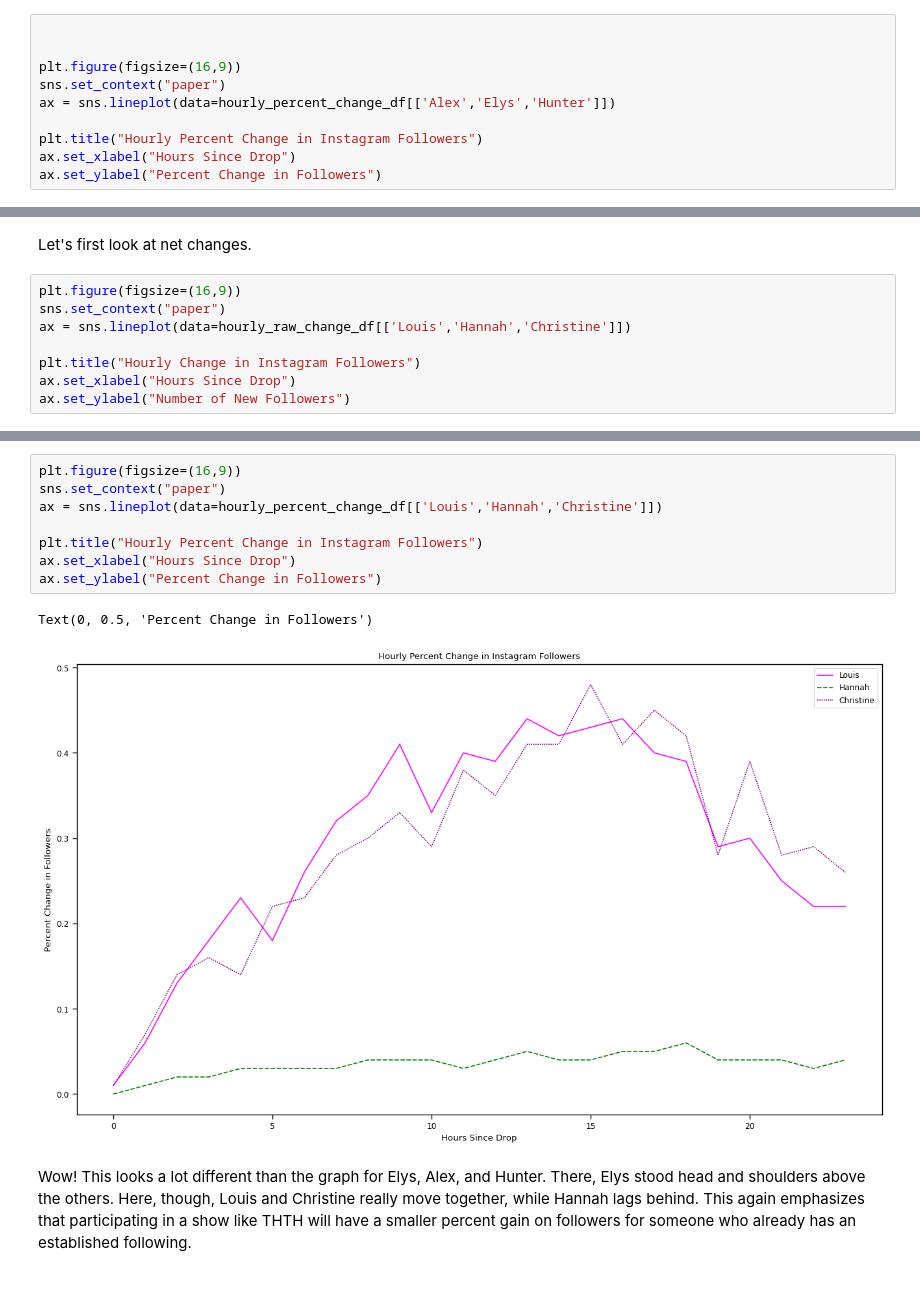
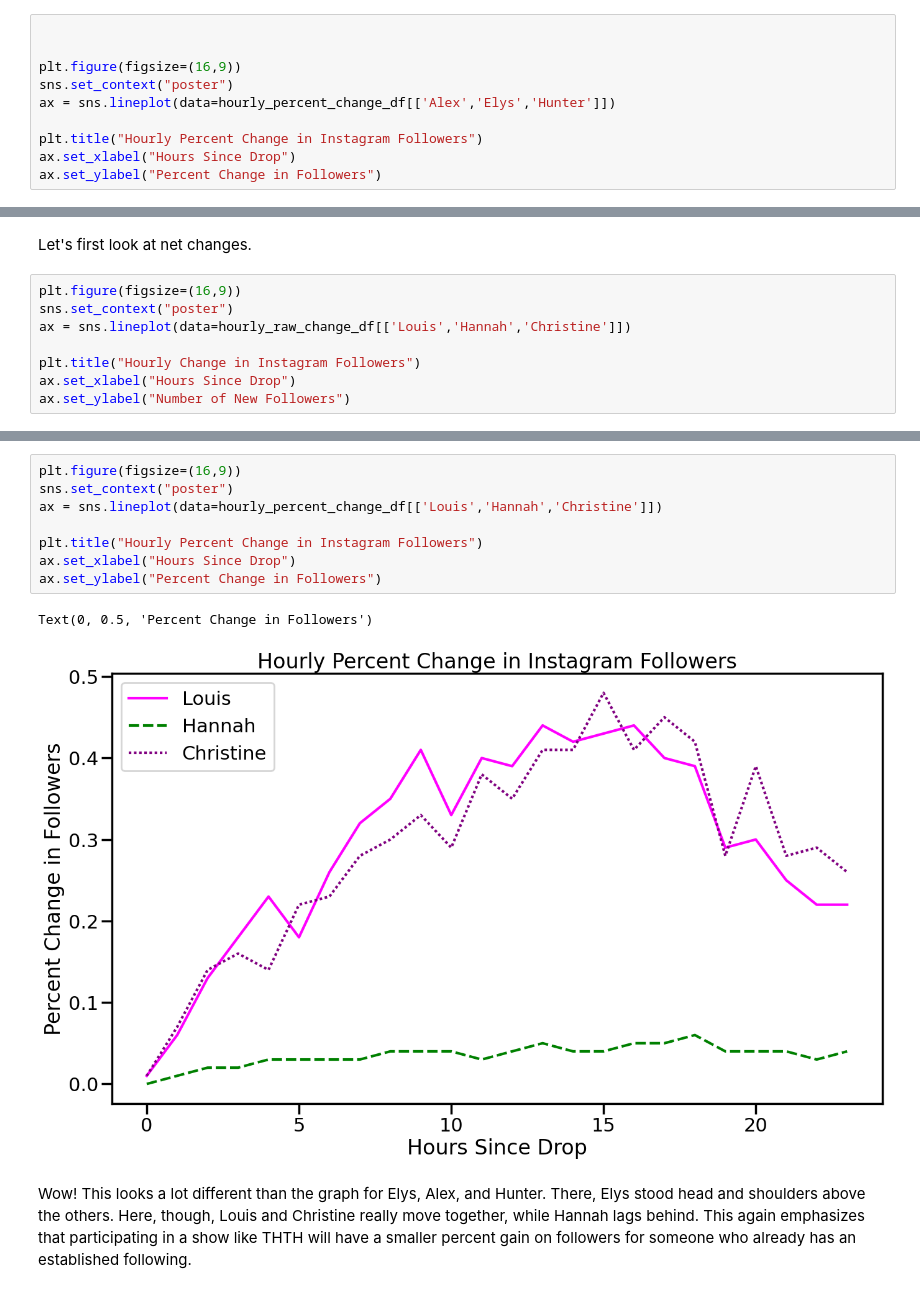
Before and after one commit to cecilylynn/TooHotToHandleS05-DataProjects, a Jupyter notebook: Data_Exploration_and_Visualization_of_THTHS05_Follower_Counts_24_Hours_After_Drop.ipynb, the cells around one changed output, grey strips where cells are left out. Saved outputs shown, nothing was run; the diff lists cells and outputs as text.

```diff
--- a/Data_Exploration_and_Visualization_of_THTHS05_Follower_Counts_24_Hours_After_Drop.ipynb
+++ b/Data_Exploration_and_Visualization_of_THTHS05_Follower_Counts_24_Hours_After_Drop.ipynb
@@ -302,7 +302,7 @@ We can see that Alex, Elys, and Hunter had a similar number of followers to begi
 
 
 plt.figure(figsize=(16,9))
-sns.set_context("paper")
+sns.set_context("poster")
 ax = sns.lineplot(data=hourly_percent_change_df[['Alex','Elys','Hunter']])
 
 plt.title("Hourly Percent Change in Instagram Followers")
@@ -345,7 +345,7 @@ We can see that Hannah came in with far more followers than Louis and Christine.
 Let's first look at net changes.
 # %%
 plt.figure(figsize=(16,9))
-sns.set_context("paper")
+sns.set_context("poster")
 ax = sns.lineplot(data=hourly_raw_change_df[['Louis','Hannah','Christine']])
 
 plt.title("Hourly Change in Instagram Followers")
@@ -362,14 +362,14 @@ However, we see a lot more growth for Hannah and Christine than we saw for Alex
 # %%
 plt.figure(figsize=(16,9))
-sns.set_context("paper")
+sns.set_context("poster")
 ax = sns.lineplot(data=hourly_percent_change_df[['Louis','Hannah','Christine']])
 
 plt.title("Hourly Percent Change in Instagram Followers")
 ax.set_xlabel("Hours Since Drop")
 ax.set_ylabel("Percent Change in Followers")
 # %% [output]
 Text(0, 0.5, 'Percent Change in Followers')
-[figure, old version]
+[figure, new version]
 # %% [markdown]
 Wow! This looks a lot different than the graph for Elys, Alex, and Hunter. There, Elys stood head and shoulders above the others. Here, though, Louis and Christine really move together, while Hannah lags behind. This again emphasizes that participating in a show like THTH will have a smaller percent gain on followers for someone who already has an established following.
 # %% [markdown]
```
Also changed, not shown: parts of 5 cells of this notebook.
